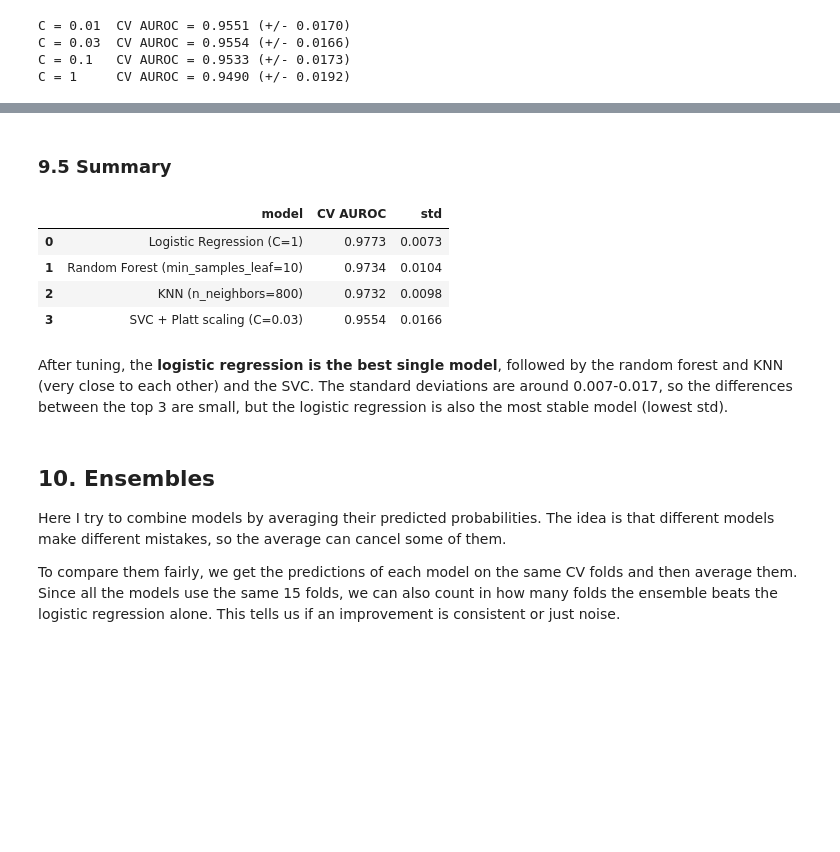
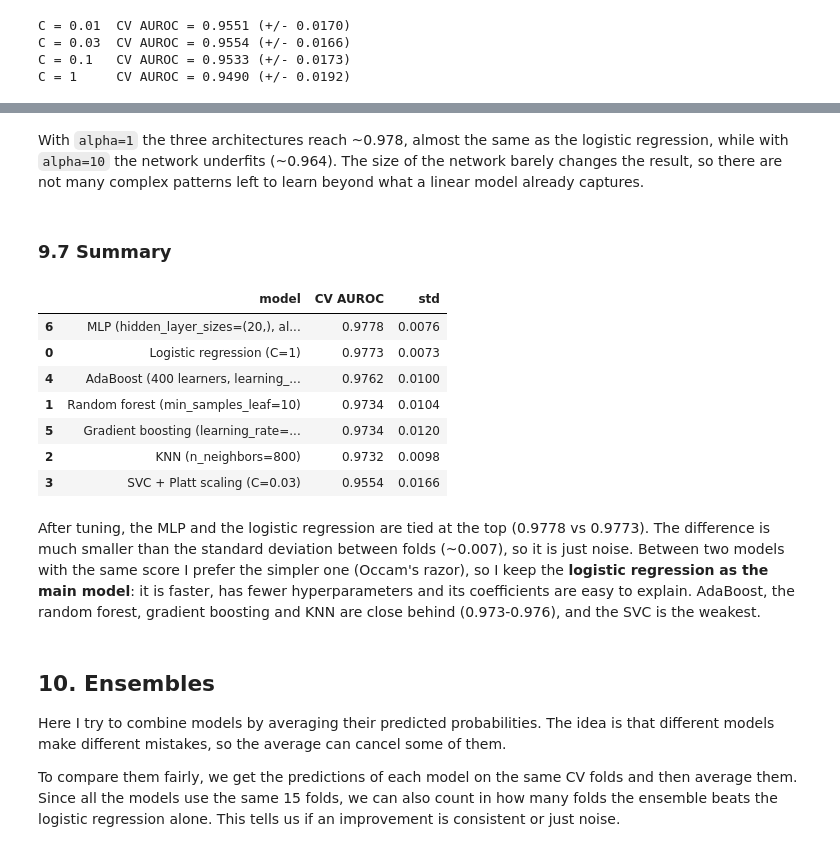
Before and after one commit to albertogomezsoteres/kaggle-classical-music-ml, a Jupyter notebook: notebooks/classical_music_ml.ipynb, the cells around one changed output, grey strips where cells are left out. Saved outputs shown, nothing was run; the diff lists cells and outputs as text; code cells hidden in the pictures; blank space fills up the shorter version.

```diff
--- a/notebooks/classical_music_ml.ipynb
+++ b/notebooks/classical_music_ml.ipynb
@@ -680,0 +772,12 @@ The SVC is the weakest of the four models (~0.955 at best) and it gets worse whe
+# %%
+mlp_results = []
+
+# We try a few small architectures and two values of the L2 penalty
+for layers in [(20,), (50,), (100, 50)]:
+    for alpha in [1.0, 10.0]:
+        model = make_pipeline(StandardScaler(), MLPClassifier(hidden_layer_sizes=layers, alpha=alpha, max_iter=1000, random_state=0))
+        aucs = cv_auroc(model, X, y)
+        mlp_results.append({'hidden_layer_sizes': layers, 'alpha': alpha, 'CV AUROC': aucs.mean(), 'std': aucs.std()})
+
+mlp_results = pd.DataFrame(mlp_results).round(4)
+mlp_results.pivot(index='hidden_layer_sizes', columns='alpha', values='CV AUROC')
@@ -681,32 +790,57 @@ The SVC is the weakest of the four models (~0.955 at best) and it gets worse whe
+# %% [markdown]
+With `alpha=1` the three architectures reach ~0.978, almost the same as the logistic regression, while with `alpha=10` the network underfits (~0.964). The size of the network barely changes the result, so there are not many complex patterns left to learn beyond what a linear model already captures.
 # %% [markdown]
-### 9.5 Summary
+### 9.7 Summary
 # %%
-# We put together the best version of each model
+# First we take the best settings of the boosting models and the MLP from their tables
+best_ada = ada_results.loc[ada_results['CV AUROC'].idxmax()]
+best_gb = gb_results.loc[gb_results['CV AUROC'].idxmax()]
+best_mlp = mlp_results.loc[mlp_results['CV AUROC'].idxmax()]
+ada_n, ada_lr = int(best_ada['n_estimators']), best_ada['learning_rate']
+gb_lr, gb_depth = best_gb['learning_rate'], int(best_gb['max_depth'])
+mlp_layers, mlp_alpha = best_mlp['hidden_layer_sizes'], best_mlp['alpha']
+
+# Then we put together the best version of each model
 best_models = {
-    'Logistic Regression (C=1)': make_pipeline(StandardScaler(), LogisticRegression(C=1, max_iter=5000)),
-    'Random Forest (min_samples_leaf=10)': RandomForestClassifier(n_estimators=500, min_samples_leaf=10, max_features='sqrt', n_jobs=-1, random_state=0),
-    'KNN (n_neighbors=800)': make_pipeline(StandardScaler(), KNeighborsClassifier(n_neighbors=800)),
-    'SVC + Platt scaling (C=0.03)': make_pipeline(StandardScaler(), CalibratedClassifierCV(SVC(C=0.03, kernel='rbf'), method='sigmoid', cv=3)),
+    'LR': make_pipeline(StandardScaler(), LogisticRegression(C=1, max_iter=5000)),
+    'RF': RandomForestClassifier(n_estimators=500, min_samples_leaf=10, max_features='sqrt', n_jobs=-1, random_state=0),
+    'KNN': make_pipeline(StandardScaler(), KNeighborsClassifier(n_neighbors=800)),
+    'SVC': make_pipeline(StandardScaler(), CalibratedClassifierCV(SVC(C=0.03, kernel='rbf'), method='sigmoid', cv=3)),
+    'AdaBoost': AdaBoostClassifier(n_estimators=ada_n, learning_rate=ada_lr, random_state=0),
+    'GB': GradientBoostingClassifier(n_estimators=200, learning_rate=gb_lr, max_depth=gb_depth, subsample=0.8, random_state=0),
+    'MLP': make_pipeline(StandardScaler(), MLPClassifier(hidden_layer_sizes=mlp_layers, alpha=mlp_alpha, max_iter=1000, random_state=0)),
 }
 
-# Then we evaluate all of them on the same 15 folds and sort them by AUROC
+# Names with the chosen hyperparameters, to show them in the table
+labels = {
+    'LR': 'Logistic regression (C=1)',
+    'RF': 'Random forest (min_samples_leaf=10)',
+    'KNN': 'KNN (n_neighbors=800)',
+    'SVC': 'SVC + Platt scaling (C=0.03)',
+    'AdaBoost': 'AdaBoost ({} learners, learning_rate={})'.format(ada_n, ada_lr),
+    'GB': 'Gradient boosting (learning_rate={}, max_depth={})'.format(gb_lr, gb_depth),
+    'MLP': 'MLP (hidden_layer_sizes={}, alpha={})'.format(mlp_layers, mlp_alpha),
+}
+
+# Finally we evaluate all of them on the same 15 folds and sort them by AUROC
 summary = []
-best_aucs = {}
 for name, model in best_models.items():
     aucs = cv_auroc(model, X, y)
-    best_aucs[name] = aucs
-    summary.append({'model': name, 'CV AUROC': aucs.mean(), 'std': aucs.std()})
+    summary.append({'model': labels[name], 'CV AUROC': aucs.mean(), 'std': aucs.std()})
 
 summary = pd.DataFrame(summary).sort_values('CV AUROC', ascending=False).round(4)
 summary
 # %% [output]
 |  | model | CV AUROC | std |
-| 0 | Logistic Regression (C=1) | 0.9773 | 0.0073 |
-| 1 | Random Forest (min_samples_leaf=10) | 0.9734 | 0.0104 |
+| 6 | MLP (hidden_layer_sizes=(20,), al... | 0.9778 | 0.0076 |
+| 0 | Logistic regression (C=1) | 0.9773 | 0.0073 |
+| 4 | AdaBoost (400 learners, learning_... | 0.9762 | 0.0100 |
+| 1 | Random forest (min_samples_leaf=10) | 0.9734 | 0.0104 |
+| 5 | Gradient boosting (learning_rate=... | 0.9734 | 0.0120 |
 | 2 | KNN (n_neighbors=800) | 0.9732 | 0.0098 |
 | 3 | SVC + Platt scaling (C=0.03) | 0.9554 | 0.0166 |
-# %% [markdown]
-After tuning, the **logistic regression is the best single model**, followed by the random forest and KNN (very close to each other) and the SVC. The standard deviations are around 0.007-0.017, so the differences between the top 3 are small, but the logistic regression is also the most stable model (lowest std).
+# %% [markdown]
+After tuning, the MLP and the logistic regression are tied at the top (0.9778 vs 0.9773). The difference is much smaller than the standard deviation between folds (~0.007), so it is just noise. Between two models with the same score I prefer the simpler one (Occam's razor), so I keep the **logistic regression as the main model**: it is faster, has fewer hyperparameters and its coefficients are easy to explain. AdaBoost, the random forest, gradient boosting and KNN are close behind (0.973-0.976), and the SVC is the weakest.
 # %% [markdown]
 ## 10. Ensembles
 
```
Also changed, not shown: parts of 23 cells of this notebook, 1 other file.
